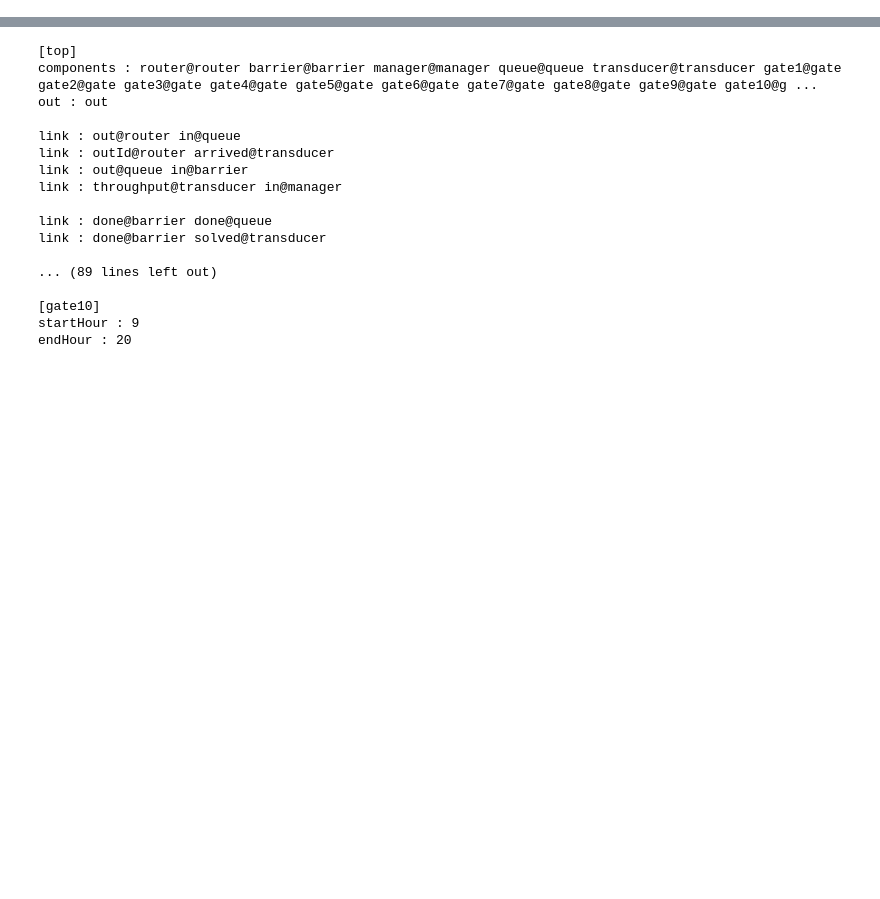
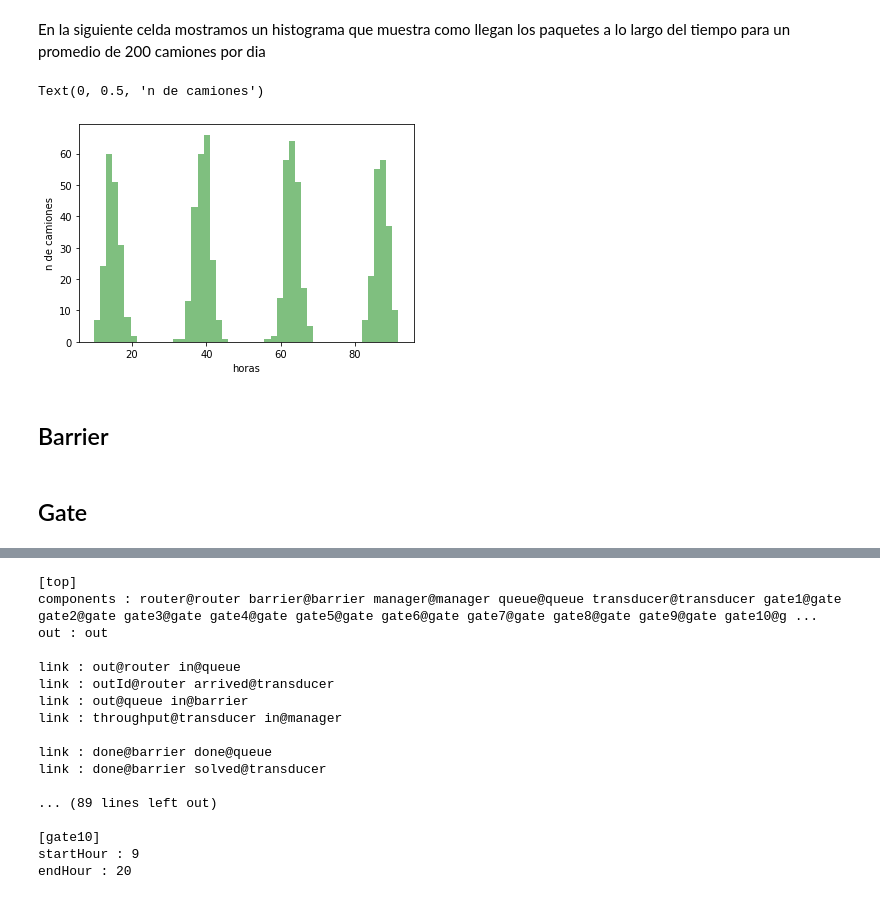
Before and after one commit to mcarreiro/dc-sed-tp1-2022, a Jupyter notebook: notebooks/inbound.ipynb, the cells around one changed output, grey strips where cells are left out. Saved outputs shown, nothing was run; the diff lists cells and outputs as text; code cells hidden in the pictures; blank space fills up the shorter version.

```diff
--- a/notebooks/inbound.ipynb
+++ b/notebooks/inbound.ipynb
@@ -10,0 +32,14 @@ CDPP_ATOMICS = CDPP_SRC.joinpath('cd++/atomics')
+# %% [markdown]
+En la siguiente celda mostramos un histograma que muestra como llegan los paquetes a lo largo del tiempo para un promedio de 200 camiones por dia
+# %%
+df = pd.read_csv("../data/router_arrival200.txt")
+plt.hist(df["arrival_time"],50, density=False, facecolor='g', alpha=0.5)
+plt.xlabel("horas")
+plt.ylabel("n de camiones")
+# %% [output]
+Text(0, 0.5, 'n de camiones')
+[figure, added]
+# %% [markdown]
+## Barrier
+# %% [markdown]
+## Gate
```
Also changed, not shown: parts of 27 cells of this notebook, 4 other files.
